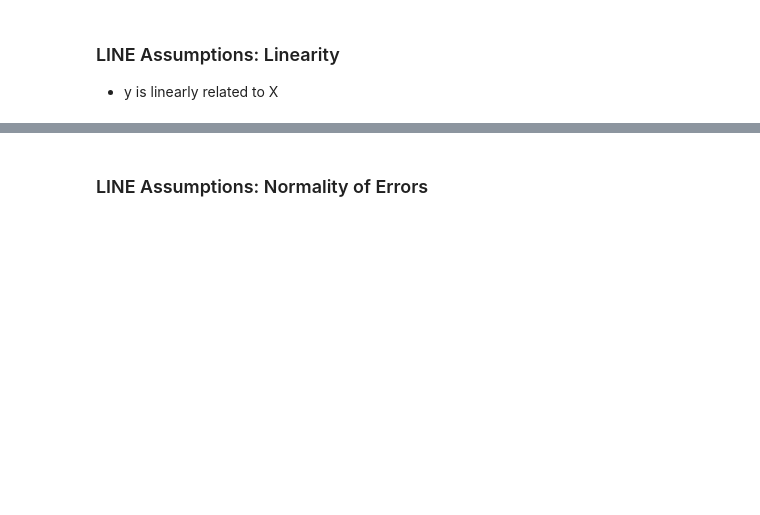
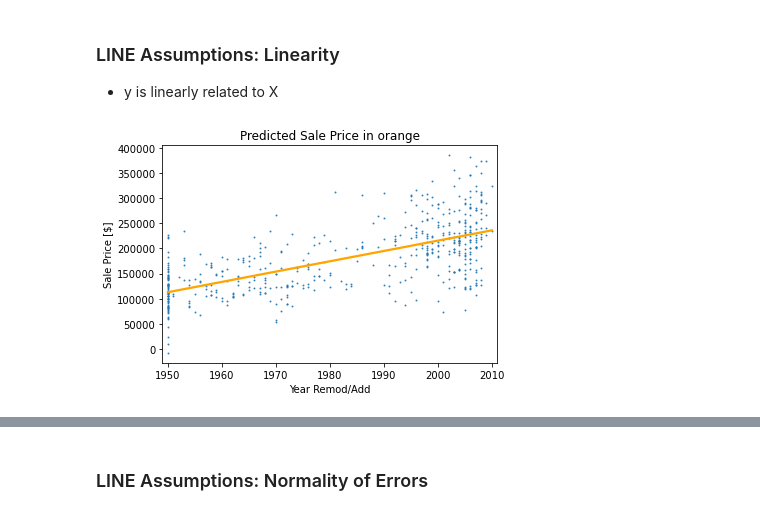
Before and after one commit to griffinbran/Real-Estate-Statistical-Modeling, a Jupyter notebook: code/04_Model_Tuning.ipynb, the cells around one changed output, grey strips where cells are left out. Saved outputs shown, nothing was run; the diff lists cells and outputs as text; code cells hidden in the pictures; blank space fills up the shorter version.

```diff
--- a/code/04_Model_Tuning.ipynb
+++ b/code/04_Model_Tuning.ipynb
@@ -69,2 +58,0 @@ X_test.shape
-# %%
-X_test[['y_pred']]= y_pred
@@ -83,0 +59,10 @@ sns.regplot('temp', y_test, elec, ci=None,
+# %%
+sns.regplot('Year Remod/Add', 'y_pred', X_test, ci=None,
+            scatter_kws = {'s': 1},
+            line_kws = {'color': 'orange'});
+plt.xlim(1949, 2011)
+plt.xlabel(f'Year Remod/Add');
+plt.ylabel('Sale Price [$]');
+plt.title(f'Predicted Sale Price in orange');
+# %% [output]
+[figure, added]
```
Also changed, not shown: parts of 28 cells of this notebook, 3 other files.
